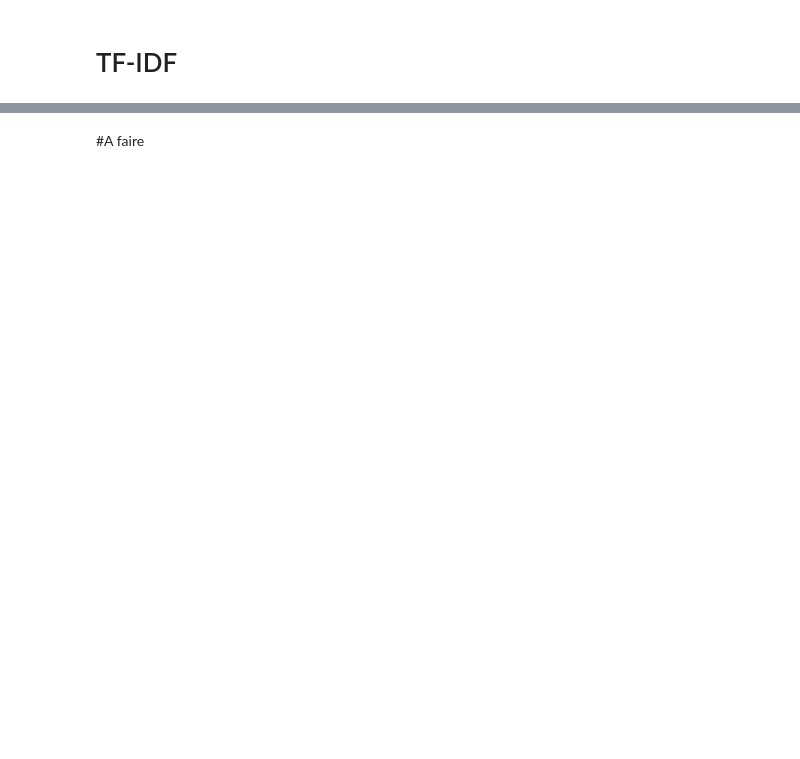
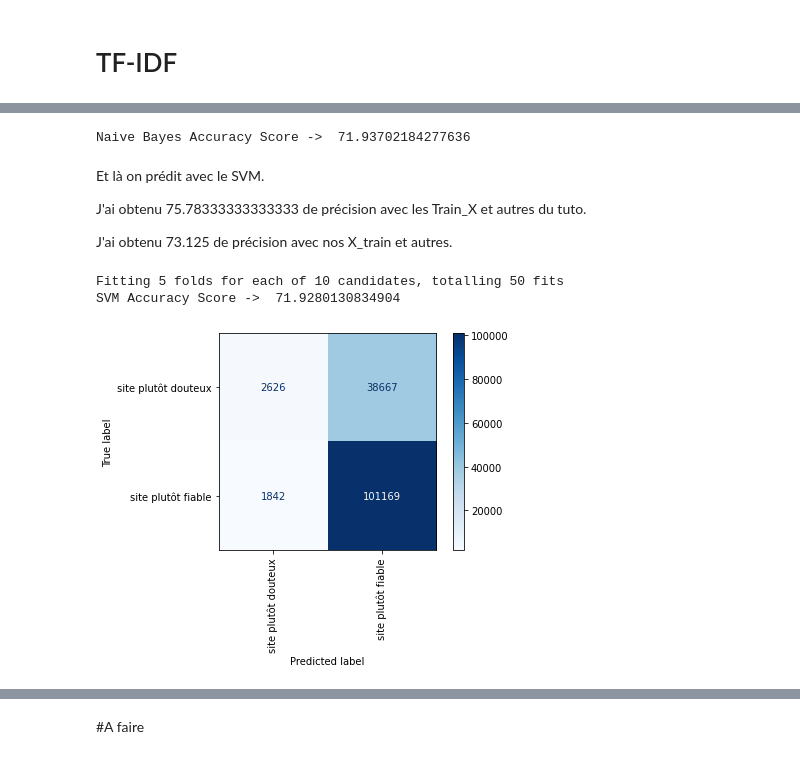
Before and after one commit to anjunjin/PFE-ING3-IA, a Jupyter notebook: Représentation_du_texte.ipynb, the cells around one changed output, grey strips where cells are left out. Cells and saved outputs as stored; diff of their text form; code cells hidden in the pictures; blank space fills up the shorter version.

```diff
--- a/Représentation_du_texte.ipynb
+++ b/Représentation_du_texte.ipynb
@@ -248,0 +380,78 @@ print(test)
+# %%
+"""# fit the training dataset on the NB classifier
+Naive = naive_bayes.MultinomialNB()
+Naive.fit(SVM_Train_X_Tfidf,SVM_Train_Y)
+
+# predict the labels on validation dataset
+predictions_NB = Naive.predict(SVM_Test_X_Tfidf)
+
+# Use accuracy_score function to get the accuracy
+print("Naive Bayes Accuracy Score -> ",accuracy_score(predictions_NB, SVM_Test_Y)*100)"""
+
+# fit the training dataset on the NB classifier
+Naive = naive_bayes.MultinomialNB()
+Naive.fit(Train_X_Tfidf,y_train)
+
+# predict the labels on validation dataset
+predictions_NB = Naive.predict(Test_X_Tfidf)
+
+# Use accuracy_score function to get the accuracy
+print("Naive Bayes Accuracy Score -> ",accuracy_score(predictions_NB, y_test)*100)
+# %% [output]
+Naive Bayes Accuracy Score ->  71.93702184277636
+# %% [markdown]
+Et là on prédit avec le SVM.
+
+J'ai obtenu 75.78333333333333 de précision avec les Train_X et autres du tuto.
+
+J'ai obtenu 73.125 de précision avec nos X_train et autres.
+# %%
+from sklearn.metrics import matthews_corrcoef
+from sklearn.metrics import make_scorer
+mcc_scorer = make_scorer(matthews_corrcoef)
+# %%
+"""# Classifier - Algorithm - SVM
+# fit the training dataset on the classifier
+SVM = svm.SVC(C=1.0, kernel='linear', degree=3, gamma='auto')
+SVM.fit(SVM_Train_X_Tfidf,SVM_Train_Y)# predict the labels on validation dataset
+predictions_SVM = SVM.predict(SVM_Test_X_Tfidf)# Use accuracy_score function to get the accuracy
+print("SVM Accuracy Score -> ",accuracy_score(predictions_SVM, SVM_Test_Y)*100)"""
+
+from sklearn.model_selection import RandomizedSearchCV
+from sklearn.linear_model import LogisticRegression
+from scipy.stats import uniform
+
+logistic = LogisticRegression(solver='liblinear', tol=1e-2, max_iter=200, random_state=42)
+distributions = dict(C=uniform(loc=0, scale=4), penalty=['l2', 'l1'])
+
+# randomized_searchCV
+
+# Classifier - Algorithm - SVM
+# fit the training dataset on the classifier
+# SVM = svm.SVC(C=1.0, degree=2, gamma='auto', random_state=42, class_weight='balanced')
+SVM = RandomizedSearchCV(logistic, distributions, scoring=mcc_scorer, random_state=42, verbose=1)
+
+SVM.fit(Train_X_Tfidf,y_train)# predict the labels on validation dataset
+predictions_SVM = SVM.predict(Test_X_Tfidf)# Use accuracy_score function to get the accuracy
+print("SVM Accuracy Score -> ",accuracy_score(predictions_SVM, y_test)*100)
+# %% [output]
+Fitting 5 folds for each of 10 candidates, totalling 50 fits
+SVM Accuracy Score ->  71.9280130834904
+# %%
+from sklearn.metrics import confusion_matrix, ConfusionMatrixDisplay, classification_report
+
+
+#matrice de confusion
+#confrontation entre Y obs. sur l’éch. test et la prédiction
+# predictions = best_rd_model.predict(df_test)
+
+cm = confusion_matrix(y_test,
+                      predictions_SVM,
+                      labels=SVM.classes_)
+
+disp = ConfusionMatrixDisplay(confusion_matrix=cm,
+                              display_labels=SVM.classes_)
+disp.plot(cmap=plt.cm.Blues,values_format='g',xticks_rotation='vertical')
+plt.show()
+# %% [output]
+[figure, added]
```
Also changed, not shown: parts of 87 cells of this notebook.
